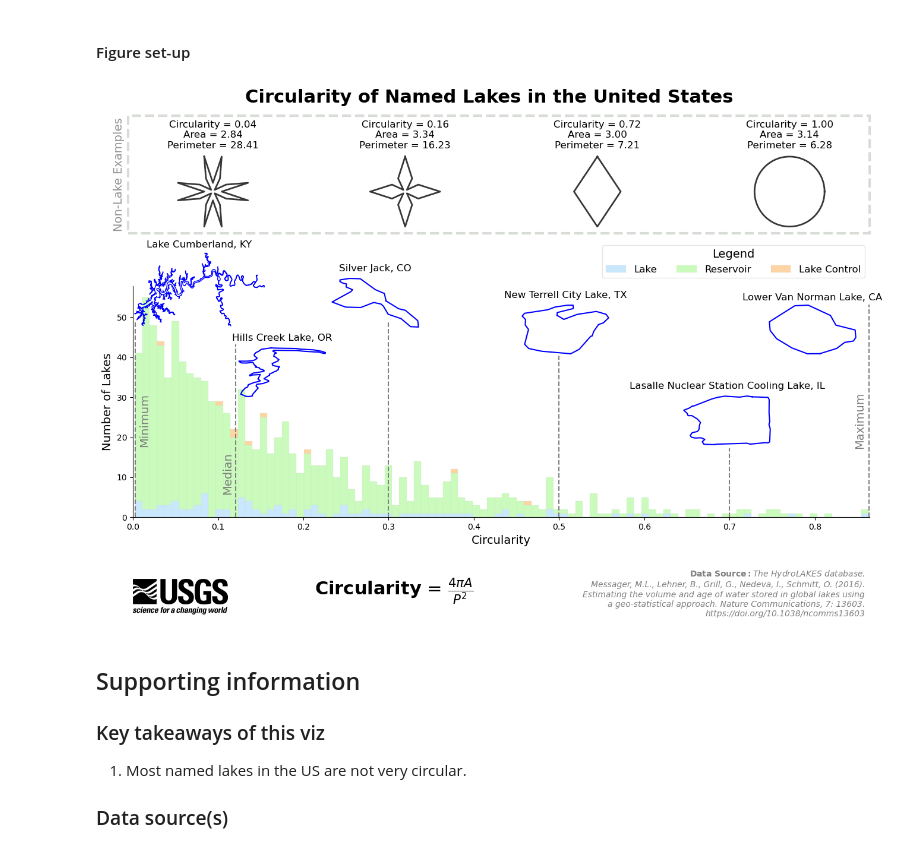
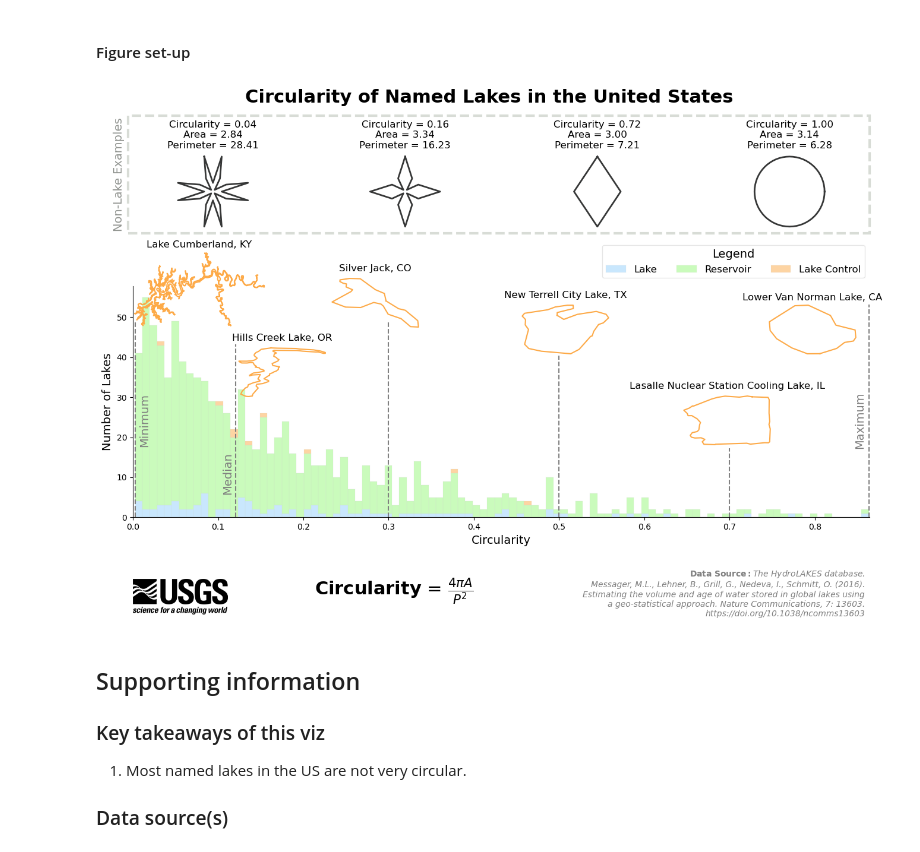
Before and after one commit to DOI-USGS/vizlab-chart-challenge-23, a Jupyter notebook: 11_circular_jhariharan/11_circular_jhariharan_script.ipynb, the cells around one changed output. Saved outputs shown, nothing was run; the diff lists cells and outputs as text; code cells hidden in the pictures.

Commit message:
color lake outlines by type

```diff
--- a/11_circular_jhariharan/11_circular_jhariharan_script.ipynb
+++ b/11_circular_jhariharan/11_circular_jhariharan_script.ipynb
@@ -258,6 +273,8 @@ geom03 = us_gdf.loc[idx03, "geometry"]
 circ03 = us_gdf.loc[idx03, "circularity"]
 # get the name
 name03 = us_gdf.loc[idx03, "Lake_name"]
+# get lake type
+type03 = us_gdf.loc[idx03, "Lake_type"]
 # plot the lake
 geom03
 # %% [output]
@@ -283,6 +300,8 @@ geom05 = us_gdf.loc[idx05, "geometry"]
 circ05 = us_gdf.loc[idx05, "circularity"]
 # get the name
 name05 = us_gdf.loc[idx05, "Lake_name"]
+# get lake type
+type05 = us_gdf.loc[idx05, "Lake_type"]
 # plot the lake
 geom05
 # %% [output]
@@ -308,6 +327,8 @@ geom07 = us_gdf.loc[idx07, "geometry"]
 circ07 = us_gdf.loc[idx07, "circularity"]
 # get the name
 name07 = us_gdf.loc[idx07, "Lake_name"]
+# get lake type
+type07 = us_gdf.loc[idx07, "Lake_type"]
 # plot the lake
 geom07
 # %% [output]
@@ -369,6 +390,9 @@ plt.show()
 # %%
 logo_color = 'black' # 'black' or 'white'
 logo = image.imread(f'../usgs_logo_{logo_color}.png')
+# %%
+# define colors for lake types
+lake_colors = ["xkcd:light blue", "xkcd:light green", "xkcd:light orange"]
 # %% [markdown]
 ## Set up main plot
 
@@ -439,7 +463,7 @@ ax2.set_axis_off()
 # make stacked bar plot of circularity by lake type
 ax5.hist([lake_gdf["circularity"], reservoir_gdf["circularity"], lake_control_gdf["circularity"]],
         bins=100, stacked=True, label=["Lake", "Reservoir", "Lake Control"],
-        color=["xkcd:light blue", "xkcd:light green", "xkcd:light orange"],
+        color=lake_colors,
         alpha=0.5, edgecolor='xkcd:light gray', linewidth=0.25)
 ax5.legend(loc="upper right", fontsize=12, fancybox=True, framealpha=0.5,
            ncol=3, bbox_to_anchor=(1.0, 1.2), title="Legend", title_fontsize=14)
@@ -501,7 +525,7 @@ fig.suptitle("Circularity of Named Lakes in the United States", fontsize=22, fon
 ax8 = fig.add_axes([0.79, 0.5, 0.1, 0.1])
 # plot the most circular lake
 x, y = most_circular_geom.exterior.xy
-ax8.plot(x, y, color="blue", linewidth=1.5)
+ax8.plot(x, y, color=lake_colors[most_circular_type], linewidth=1.5)
 # add the name of the lake
 ax8.set_title(f"{most_circular_name}, CA", y=0.95)
 # turn off axes
@@ -511,7 +535,7 @@ ax8.set_axis_off()
 ax9 = fig.add_axes([0.12, 0.55, 0.15, 0.15])
 # plot the least circular lake
 x, y = least_circular_geom.exterior.xy
-ax9.plot(x, y, color="blue", linewidth=1)
+ax9.plot(x, y, color=lake_colors[least_circular_type], linewidth=1.5)
 # add the name of the lake
 ax9.set_title(f"{least_circular_name}, KY", pad=0.1)
 # turn off axes
@@ -521,7 +545,7 @@ ax9.set_axis_off()
 ax10 = fig.add_axes([0.232, 0.42, 0.1, 0.1])
 # plot the median circular lake
 x, y = median_circular_geom.exterior.xy
-ax10.plot(x, y, color="blue", linewidth=1.5)
+ax10.plot(x, y, color=lake_colors[median_circular_type], linewidth=1.5)
 # add the name of the lake
 ax10.set_title(f"{median_circular_name}, OR")
 # turn off axes
@@ -531,7 +555,7 @@ ax10.set_axis_off()
 ax11 = fig.add_axes([0.33, 0.55, 0.1, 0.1])
 # plot the 0.3 circular lake
 x, y = geom03.exterior.xy
-ax11.plot(x, y, color="blue", linewidth=1.5)
+ax11.plot(x, y, color=lake_colors[type03], linewidth=1.5)
 # add the name of the lake
 ax11.set_title(f"{name03}, CO")
 # turn off axes
@@ -541,42 +565,42 @@ ax11.set_axis_off()
 ax12 = fig.add_axes([0.53, 0.5, 0.1, 0.1])
 # plot the 0.5 circular lake
 x, y = geom05.exterior.xy
-ax12.plot(x, y, color="blue", linewidth=1.5)
+ax12.plot(x, y, color=lake_colors[type05], linewidth=1.5)
 # add the name of the lake
 ax12.set_title(f"{name05}, TX")
 # turn off axes
 ax12.set_axis_off()
 
 # add axes for 0.7 circularity
 ax13 = fig.add_axes([0.7, 0.33, 0.1, 0.1])
 # plot the 0.7 circular lake
 x, y = geom07.exterior.xy
-ax13.plot(x, y, color="blue", linewidth=1.5)
+ax13.plot(x, y, color=lake_colors[type07], linewidth=1.5)
 # add the name of the lake
 ax13.set_title(f"{name07}, IL")
 # turn off axes
 ax13.set_axis_off()
 
 # vertical text labeling min
 fig.text(0.137, 0.38, "Minimum", fontsize=14,
             ha="center", va="center", rotation=90,
             c="gray")
 # vertical text labeling max
 fig.text(0.89, 0.38, "Maximum", fontsize=14,
             ha="center", va="center", rotation=90,
             c="gray")
 # vertical text labeling median
 fig.text(0.225, 0.28, "Median", fontsize=14,
             ha="center", va="center", rotation=90,
             c="gray")
 
 # save the figure
 fig.savefig('out/20230411_circular_jhariharan.png', dpi=300, bbox_inches='tight')
 
 # show the plot
 plt.show()
 # %% [output]
-[figure, old version]
+[figure, new version]
 # %% [markdown]
 ## Supporting information
 
```
Also changed, not shown: parts of 4 cells of this notebook.
